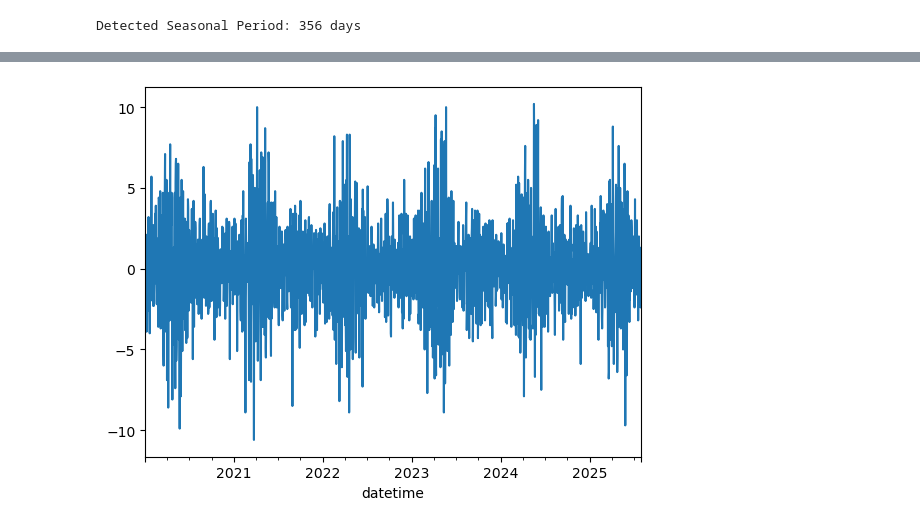
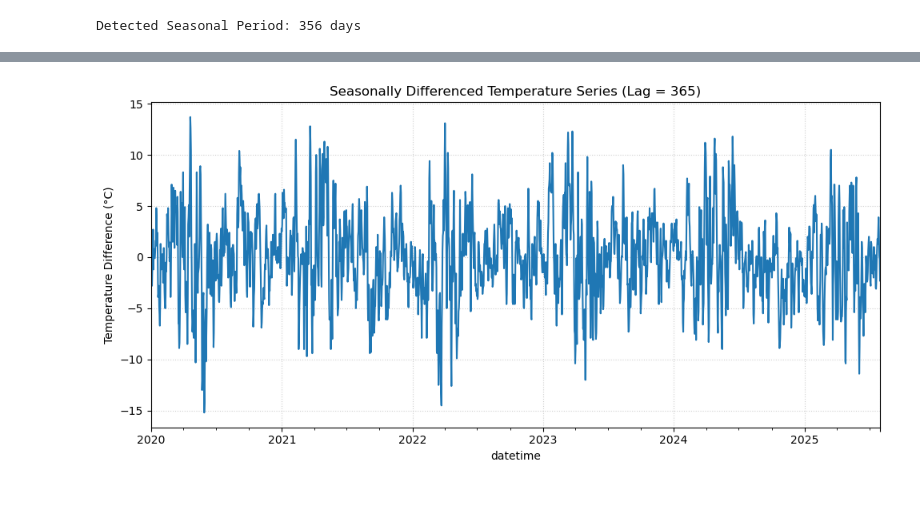
Before and after one commit to ToqaGhozlan/Machine_Learning_Summer_Intern_R5, a Jupyter notebook: Awad Jarrah Task 5/weather_forecast.ipynb, the cells around one changed output, grey strips where cells are left out. Saved outputs shown, nothing was run; the diff lists cells and outputs as text; code cells hidden in the pictures; blank space fills up the shorter version.

```diff
--- a/Awad Jarrah Task 5/weather_forecast.ipynb
+++ b/Awad Jarrah Task 5/weather_forecast.ipynb
@@ -237,3 +780,9 @@ datetime
 # %%
+# Create an explicit copy to prevent pandas SettingWithCopyWarning
+train = train.copy()
+
+# Replace the identified physical outlier on 2020-12-25 with NaN
 train.loc['2020-12-25', 'precip'] = np.nan
+
+# Impute the missing value using time-series linear interpolation
 train = train.assign(precip = train['precip'].interpolate(method='linear', limit_direction='both'))
@@ -335,6 +1142,14 @@ KeyboardInterrupt:
 # %%
-train_diff_s = train.diff().diff(365).dropna()
-train_diff_s["temp"].plot()
+# Compute 365-day seasonal difference to eliminate annual trend patterns
+train_diff_s = train.diff(365).dropna()
+
+# Plot line chart of seasonally differenced temperature series
+train_diff_s["temp"].plot(figsize=(10, 5))
+plt.title("Seasonally Differenced Temperature Series (Lag = 365)")
+plt.xlabel("datetime")
+plt.ylabel("Temperature Difference (°C)")
+plt.grid(True, linestyle=":", alpha=0.6)
+plt.tight_layout()
 plt.show()
 # %% [output]
-[figure, old version]
+[figure, new version]
```
Also changed, not shown: parts of 54 cells of this notebook.
